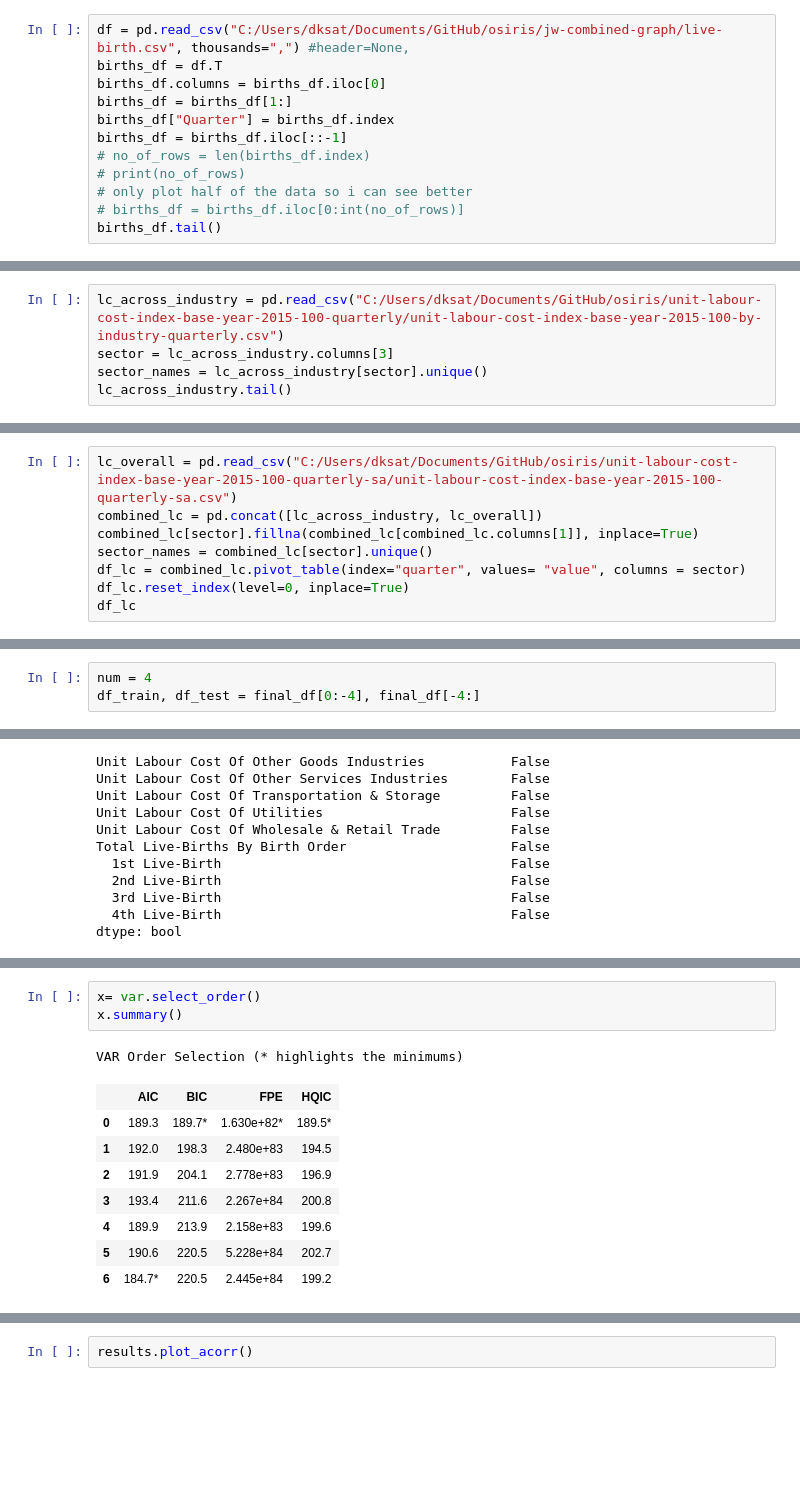
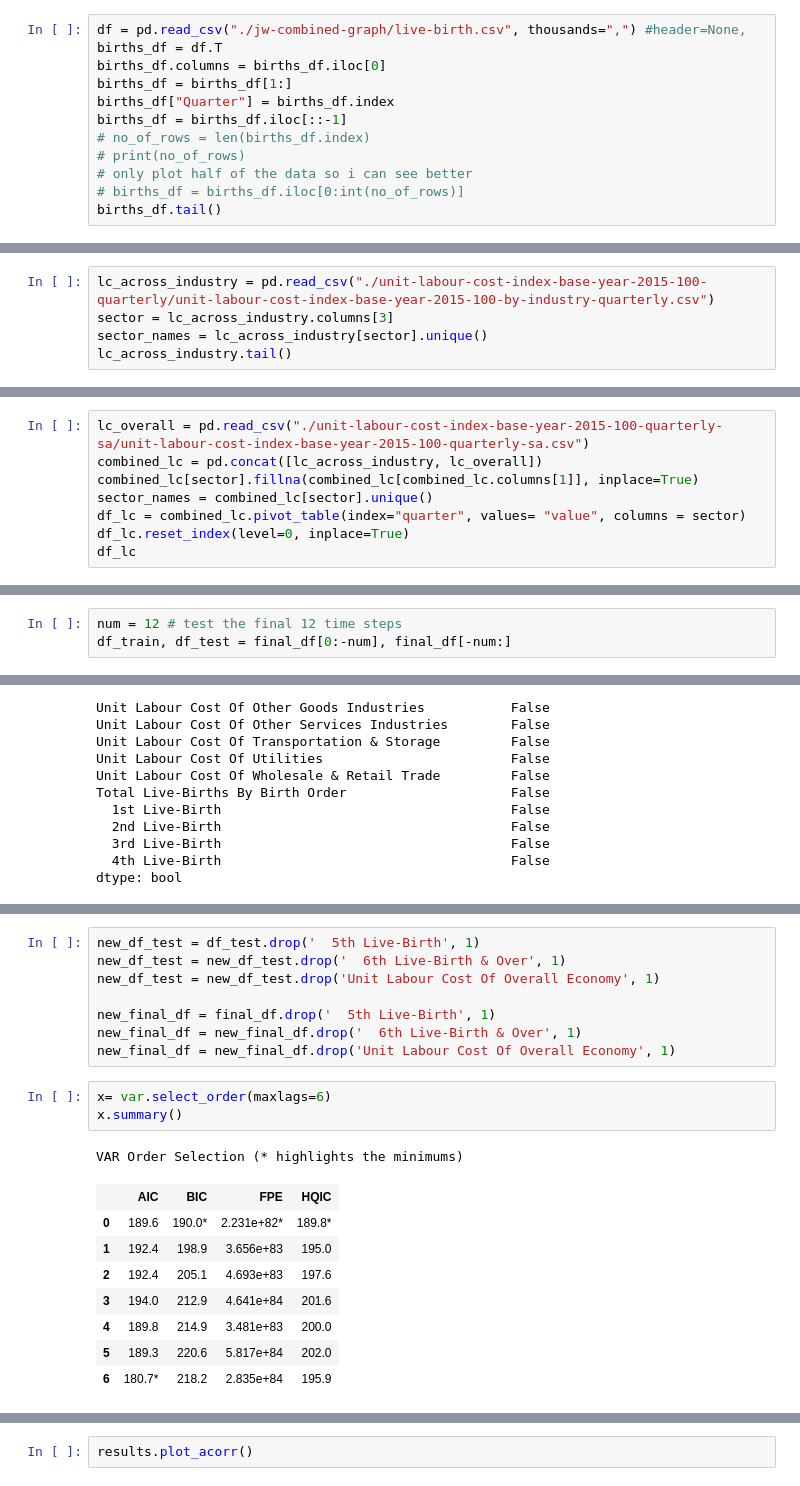
Before and after one commit to KosmonautX/osiris, a Jupyter notebook: VAR Model _forecast.ipynb, the cells around one changed output, grey strips where cells are left out. Saved outputs shown, nothing was run; the diff lists cells and outputs as text; blank space fills up the shorter version.

```diff
--- a/VAR Model _forecast.ipynb
+++ b/VAR Model _forecast.ipynb
@@ -5,7 +5,7 @@ import matplotlib.pyplot as plt
 import seaborn as sns
 from sklearn.model_selection import train_test_split
 # %%
-df = pd.read_csv("C:/Users/dksat/Documents/GitHub/osiris/jw-combined-graph/live-birth.csv", thousands=",") #header=None,
+df = pd.read_csv("./jw-combined-graph/live-birth.csv", thousands=",") #header=None,
 births_df = df.T
 births_df.columns = births_df.iloc[0]
 births_df = births_df[1:]
@@ -42,7 +42,7 @@ births_df
 | 2021 2Q | 9411 | 1 | 4298 | 3459 | 1140 | 339 | ... |
 142 rows × 11 columns
 # %%
-lc_across_industry = pd.read_csv("C:/Users/dksat/Documents/GitHub/osiris/unit-labour-cost-index-base-year-2015-100-quarterly/unit-labour-cost-index-base-year-2015-100-by-industry-quarterly.csv")
+lc_across_industry = pd.read_csv("./unit-labour-cost-index-base-year-2015-100-quarterly/unit-labour-cost-index-base-year-2015-100-by-industry-quarterly.csv")
 sector = lc_across_industry.columns[3]
 sector_names = lc_across_industry[sector].unique()
 lc_across_industry.tail()
@@ -54,7 +54,7 @@ lc_across_industry.tail()
 | 1736 | 2019-Q2 | Unit Labour Cost Of Overall Economy | Unit Labour Cost Of Services Prod... | Unit Labour Cost Of Business Serv... | 104.4 |
 | 1737 | 2019-Q2 | Unit Labour Cost Of Overall Economy | Unit Labour Cost Of Services Prod... | Unit Labour Cost Of Other Service... | 98.2 |
 # %%
-lc_overall = pd.read_csv("C:/Users/dksat/Documents/GitHub/osiris/unit-labour-cost-index-base-year-2015-100-quarterly-sa/unit-labour-cost-index-base-year-2015-100-quarterly-sa.csv")
+lc_overall = pd.read_csv("./unit-labour-cost-index-base-year-2015-100-quarterly-sa/unit-labour-cost-index-base-year-2015-100-quarterly-sa.csv")
 combined_lc = pd.concat([lc_across_industry, lc_overall])
 combined_lc[sector].fillna(combined_lc[combined_lc.columns[1]], inplace=True)
 sector_names = combined_lc[sector].unique()
@@ -164,8 +164,8 @@ final_df
 | 2019-06-30 | 101.3 | 104.4 | 106.7 | 101.7 | ... |
 158 rows × 19 columns
 # %%
-num = 4
-df_train, df_test = final_df[0:-4], final_df[-4:]
+num = 12 # test the final 12 time steps
+df_train, df_test = final_df[0:-num], final_df[-num:]
 # %%
 #granger’s causality test
 from statsmodels.tsa.stattools import grangercausalitytests
@@ -402,16 +435,24 @@ HQIC:  151.9716484778694
+# %%
+new_df_test = df_test.drop('  5th Live-Birth', 1)
+new_df_test = new_df_test.drop('  6th Live-Birth & Over', 1)
+new_df_test = new_df_test.drop('Unit Labour Cost Of Overall Economy', 1)
+
+new_final_df = final_df.drop('  5th Live-Birth', 1)
+new_final_df = new_final_df.drop('  6th Live-Birth & Over', 1)
+new_final_df = new_final_df.drop('Unit Labour Cost Of Overall Economy', 1)
 # %%
-x= var.select_order()
+x= var.select_order(maxlags=6)
 x.summary()
 # %% [output]
 VAR Order Selection (* highlights the minimums)
 |  | AIC | BIC | FPE | HQIC |
-| 0 | 189.3 | 189.7* | 1.630e+82* | 189.5* |
-| 1 | 192.0 | 198.3 | 2.480e+83 | 194.5 |
-| 2 | 191.9 | 204.1 | 2.778e+83 | 196.9 |
-| 3 | 193.4 | 211.6 | 2.267e+84 | 200.8 |
-| 4 | 189.9 | 213.9 | 2.158e+83 | 199.6 |
-| 5 | 190.6 | 220.5 | 5.228e+84 | 202.7 |
-| 6 | 184.7* | 220.5 | 2.445e+84 | 199.2 |
+| 0 | 189.6 | 190.0* | 2.231e+82* | 189.8* |
+| 1 | 192.4 | 198.9 | 3.656e+83 | 195.0 |
+| 2 | 192.4 | 205.1 | 4.693e+83 | 197.6 |
+| 3 | 194.0 | 212.9 | 4.641e+84 | 201.6 |
+| 4 | 189.8 | 214.9 | 3.481e+83 | 200.0 |
+| 5 | 189.3 | 220.6 | 5.817e+84 | 202.0 |
+| 6 | 180.7* | 218.2 | 2.835e+84 | 195.9 |
 # %%
 results = var.fit(6)
 results.summary()
```
Also changed, not shown: parts of 16 cells of this notebook.
